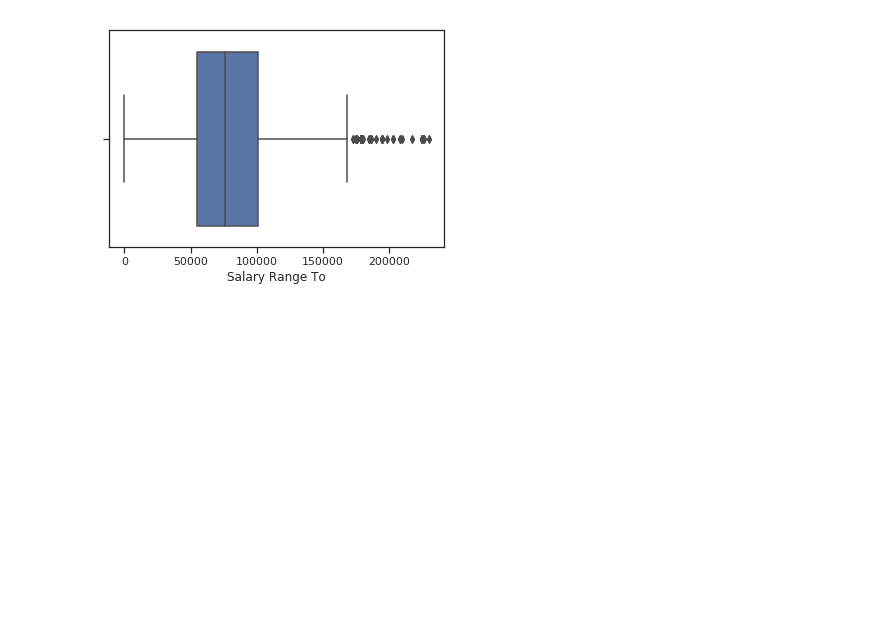
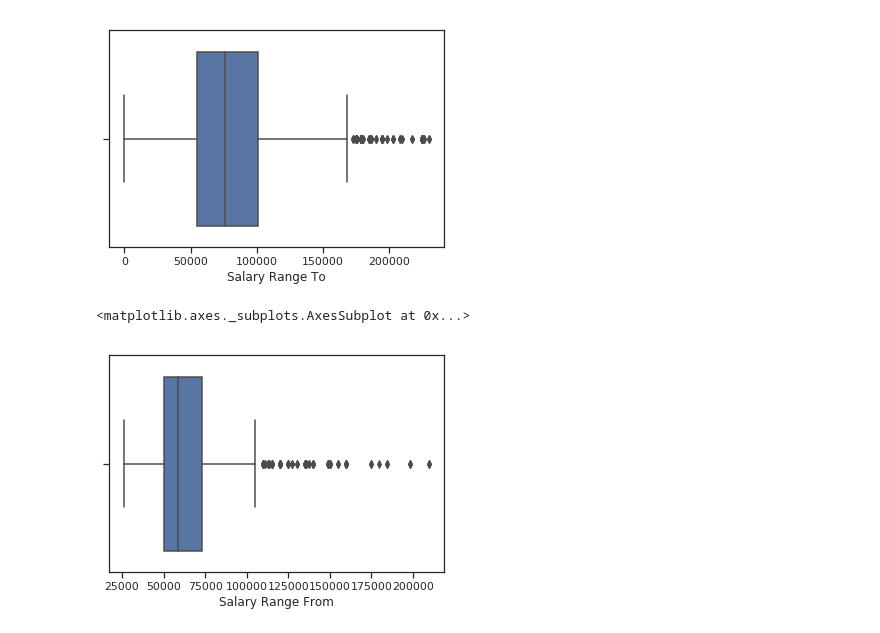
Before and after one commit to VitalyCherkov/ml_6sem, a Jupyter notebook: lab1.ipynb, the cells around one changed output. Cells and saved outputs as stored; diff of their text form; code cells hidden in the pictures; blank space fills up the shorter version.

```diff
--- a/lab1.ipynb
+++ b/lab1.ipynb
@@ -165,3 +165,12 @@ sns.boxplot(x=data['Salary Range To'])
 # %% [output]
 <matplotlib.axes._subplots.AxesSubplot at 0x...>
 [figure]
+# %%
+data = data.dropna(subset=['Salary Range To', 'Salary Range From'])
+data = data.drop(data[data['Salary Range To'] < 100].index)
+data = data.drop(data[data['Salary Range From'] < 100].index)
+# %%
+sns.boxplot(x=data['Salary Range From'])
+# %% [output]
+<matplotlib.axes._subplots.AxesSubplot at 0x...>
+[figure, added]
```
Also changed, not shown: parts of 16 cells of this notebook.
